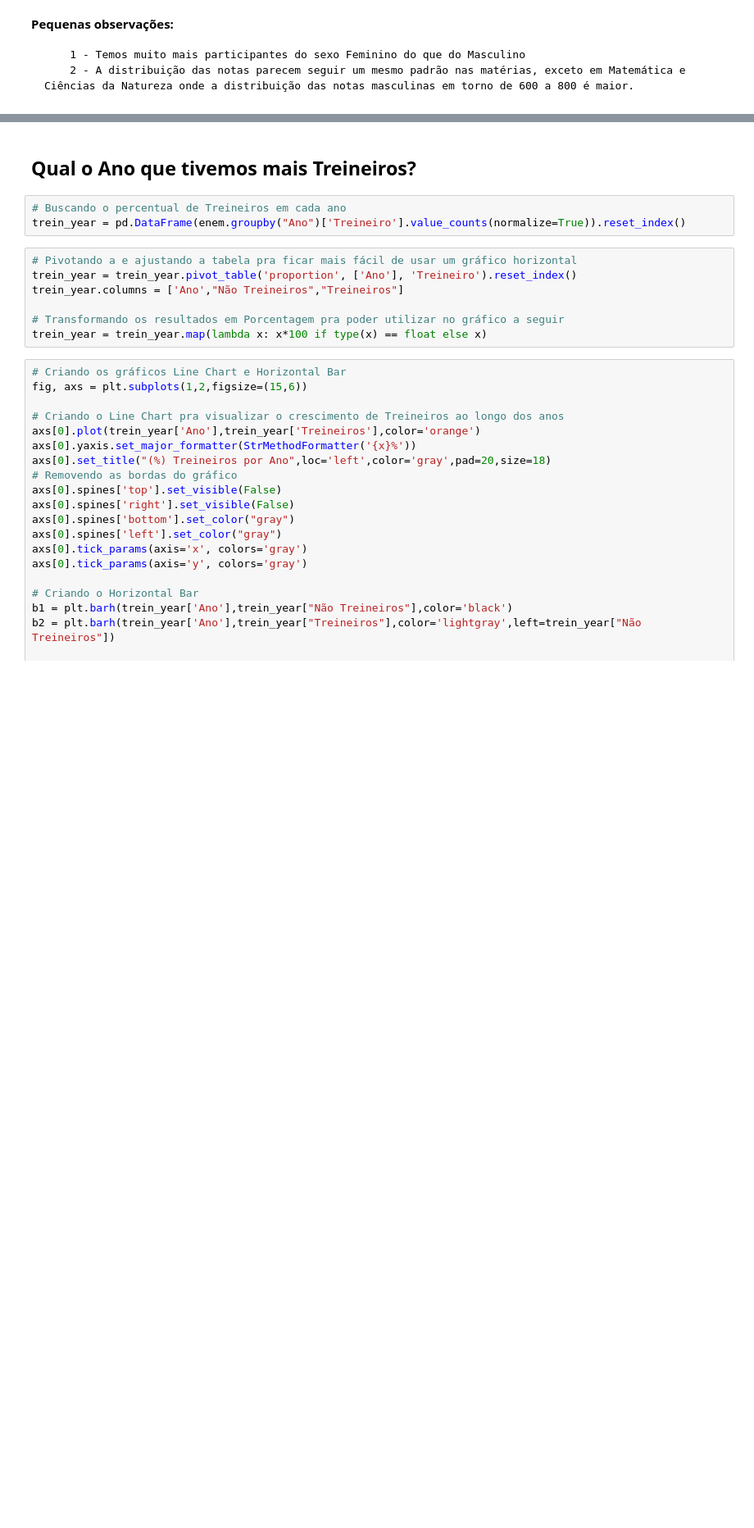
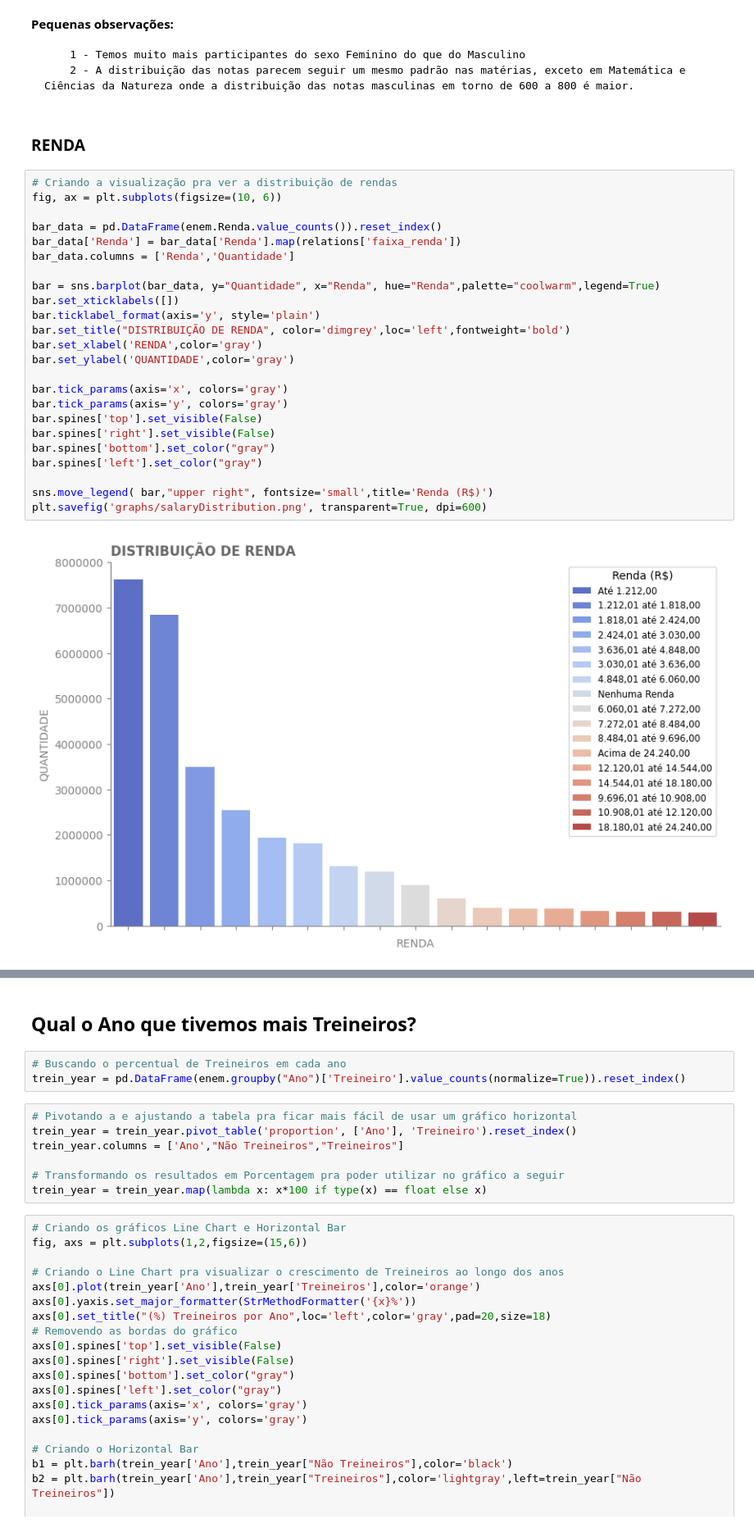
Before and after one commit to LiamFer/ENEM-Analysis, a Jupyter notebook: main_analysis.ipynb, the cells around one changed output, grey strips where cells are left out. Shown: that part at 82% size. Drawn from its saved outputs; the diff is of its cells as text; blank space fills up the shorter version.

```diff
--- a/main_analysis.ipynb
+++ b/main_analysis.ipynb
@@ -225,3 +236,31 @@ Name: count, dtype: int64
 
         1 - Temos muito mais participantes do sexo Feminino do que do Masculino
         2 - A distribuição das notas parecem seguir um mesmo padrão nas matérias, exceto em Matemática e Ciências da Natureza onde a distribuição das notas masculinas em torno de 600 a 800 é maior.
+# %% [markdown]
+### RENDA
+# %%
+# Criando a visualização pra ver a distribuição de rendas
+fig, ax = plt.subplots(figsize=(10, 6))
+
+bar_data = pd.DataFrame(enem.Renda.value_counts()).reset_index()
+bar_data['Renda'] = bar_data['Renda'].map(relations['faixa_renda'])
+bar_data.columns = ['Renda','Quantidade']
+
+bar = sns.barplot(bar_data, y="Quantidade", x="Renda", hue="Renda",palette="coolwarm",legend=True)
+bar.set_xticklabels([])
+bar.ticklabel_format(axis='y', style='plain')
+bar.set_title("DISTRIBUIÇÃO DE RENDA", color='dimgrey',loc='left',fontweight='bold')
+bar.set_xlabel('RENDA',color='gray')
+bar.set_ylabel('QUANTIDADE',color='gray')
+
+bar.tick_params(axis='x', colors='gray')
+bar.tick_params(axis='y', colors='gray')
+bar.spines['top'].set_visible(False)
+bar.spines['right'].set_visible(False)
+bar.spines['bottom'].set_color("gray")
+bar.spines['left'].set_color("gray")
+
+sns.move_legend( bar,"upper right", fontsize='small',title='Renda (R$)')
+plt.savefig('graphs/salaryDistribution.png', transparent=True, dpi=600)
+# %% [output]
+[figure, added]
```
Also changed, not shown: parts of 4 cells of this notebook, 2 other files.
